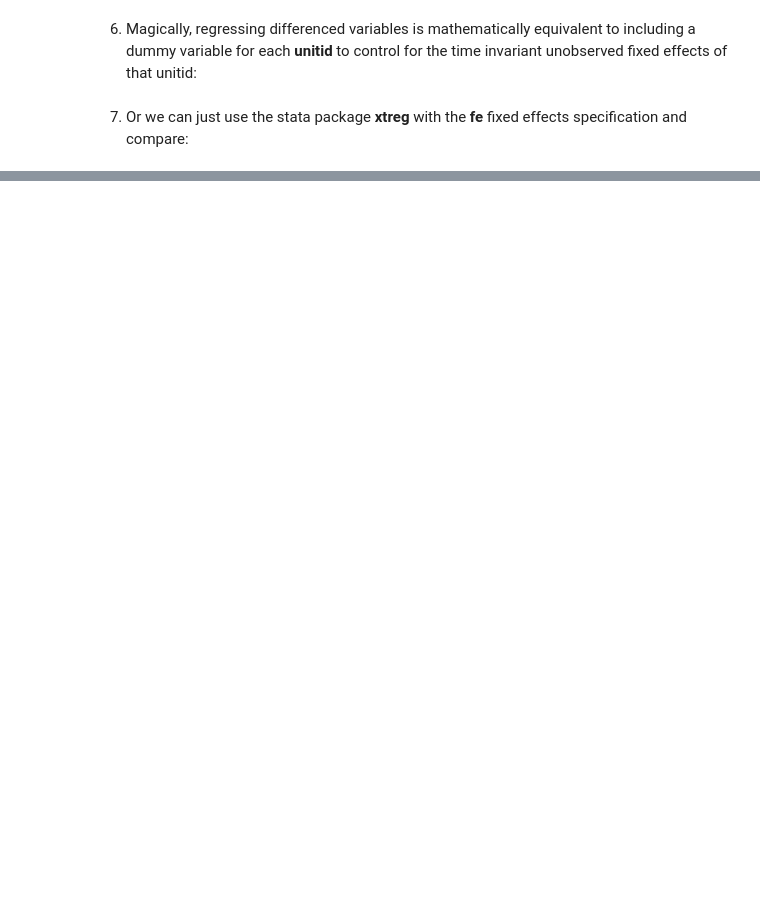
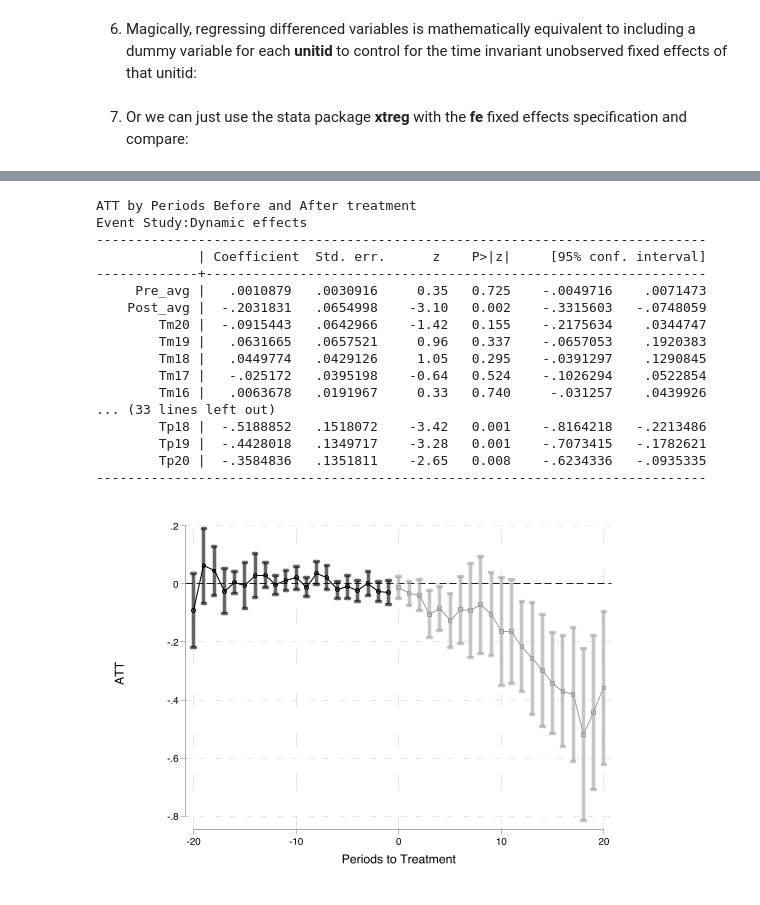
Before and after one commit to charlieeatonphd/Graduate-Statistics-and-Data-Science-for-Sociology, a Jupyter notebook: week13/w13lesson_timeseries.ipynb, the cells around one changed output, grey strips where cells are left out. Drawn from its saved outputs; the diff is of its cells as text; code cells hidden in the pictures; blank space fills up the shorter version.

```diff
--- a/week13/w13lesson_timeseries.ipynb
+++ b/week13/w13lesson_timeseries.ipynb
@@ -303,0 +537,22 @@ N                      846.00       846.00       846.00       846.00       846.0
+# %%
+csdid_estat event, window(-20 20)
+csdid_plot, style(rcap) scheme(plotplainblind) legend(off)
+# %% [output]
+ATT by Periods Before and After treatment
+Event Study:Dynamic effects
+------------------------------------------------------------------------------
+             | Coefficient  Std. err.      z    P>|z|     [95% conf. interval]
+-------------+----------------------------------------------------------------
+     Pre_avg |   .0010879   .0030916     0.35   0.725    -.0049716    .0071473
+    Post_avg |  -.2031831   .0654998    -3.10   0.002    -.3315603   -.0748059
+        Tm20 |  -.0915443   .0642966    -1.42   0.155    -.2175634    .0344747
+        Tm19 |   .0631665   .0657521     0.96   0.337    -.0657053    .1920383
+        Tm18 |   .0449774   .0429126     1.05   0.295    -.0391297    .1290845
+        Tm17 |   -.025172   .0395198    -0.64   0.524    -.1026294    .0522854
+        Tm16 |   .0063678   .0191967     0.33   0.740     -.031257    .0439926
+... (33 lines left out)
+        Tp18 |  -.5188852   .1518072    -3.42   0.001    -.8164218   -.2213486
+        Tp19 |  -.4428018   .1349717    -3.28   0.001    -.7073415   -.1782621
+        Tp20 |  -.3584836   .1351811    -2.65   0.008    -.6234336   -.0935335
+------------------------------------------------------------------------------
+[figure, added]
```
Also changed, not shown: parts of 51 cells of this notebook, 1 other file.
